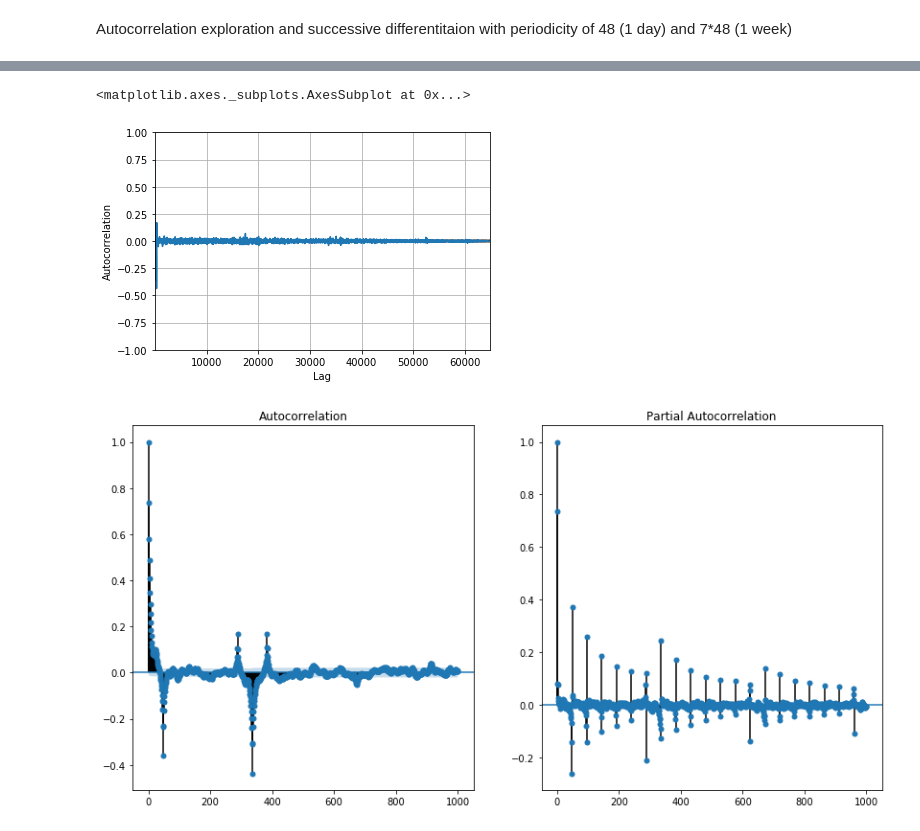
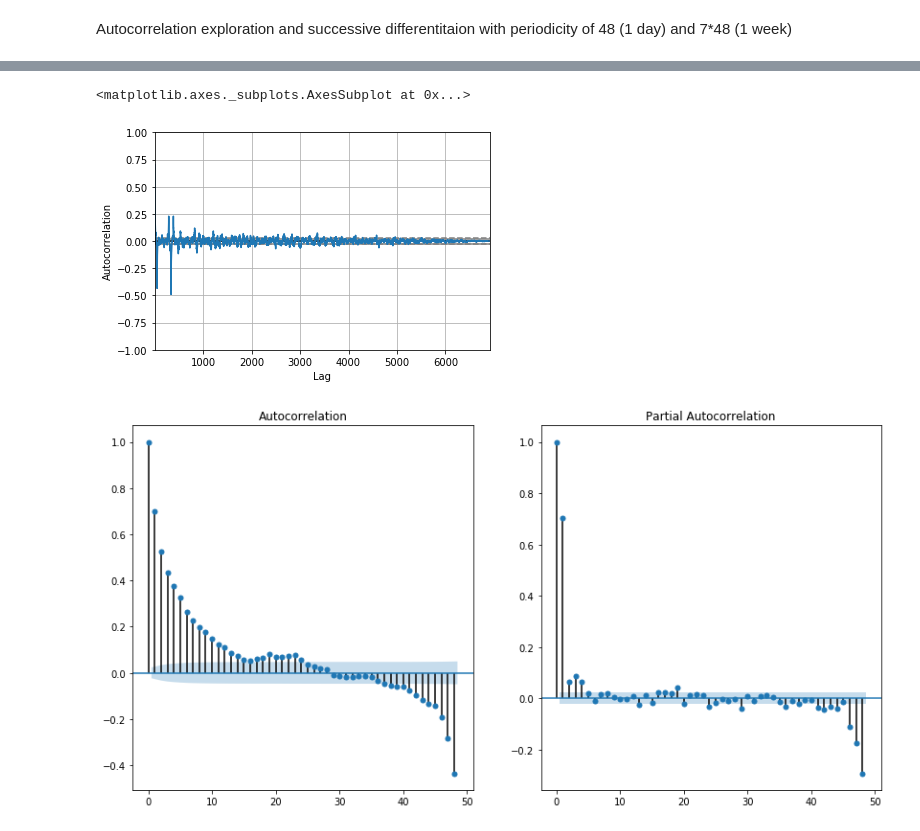
Before and after one commit to fredcoq/challenge-data-ens, a Jupyter notebook: statistical_exploration.ipynb, the cells around one changed output, grey strips where cells are left out. Cells and saved outputs as stored; diff of their text form; code cells hidden in the pictures.

```diff
--- a/statistical_exploration.ipynb
+++ b/statistical_exploration.ipynb
@@ -39,4 +41,5 @@ y_train['timestamp']=pd.to_datetime(y_train.index)
 # Exploration des séries temporelles
 # %%
 # extraction of RES1_BASE profile untill 30/06/2018
-Res1_base=data_slice_date(y_train,None,date(2018,6,30),['RES1_BASE'])
+Res1_base=data_slice_date(y_train,date(2016,4,1),date(2016,8,31),['RES1_BASE'])
+Res1_base_test=data_slice_date(y_train,date(2016,9,1),date(2016,9,30),['RES1_BASE'])
@@ -76,14 +104,14 @@ Res1_base_7d=Res1_base_1d.diff(periods=48*7).dropna()
 autocorrelation_plot(Res1_base_7d)
 # %% [output]
 <matplotlib.axes._subplots.AxesSubplot at 0x...>
-[figure, old version]
+[figure, new version]
 # %%
 from  statsmodels.graphics.tsaplots import plot_acf,plot_pacf
 plt.figure(figsize= (14,7))
 plt.subplot(121)
-plot_acf(Res1_base_7d, lags = 1000, ax=plt.gca())
+plot_acf(Res1_base_7d['RES1_BASE'], lags = 48,ax=plt.gca())
 plt.subplot(122)
-plot_pacf(Res1_base_7d, lags = 1000, ax=plt.gca())
+plot_pacf(Res1_base_7d['RES1_BASE'], lags = 48, ax=plt.gca())
 plt.show()
 # %% [output]
-[figure, old version]
+[figure, new version]
```
Also changed, not shown: parts of 11 cells of this notebook, 2 other files.
